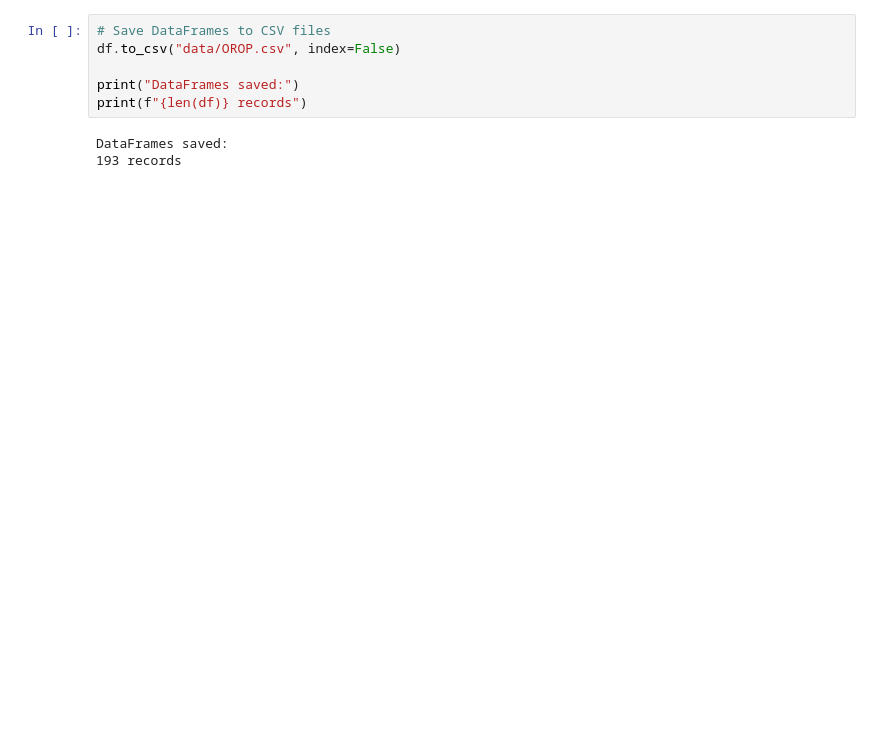
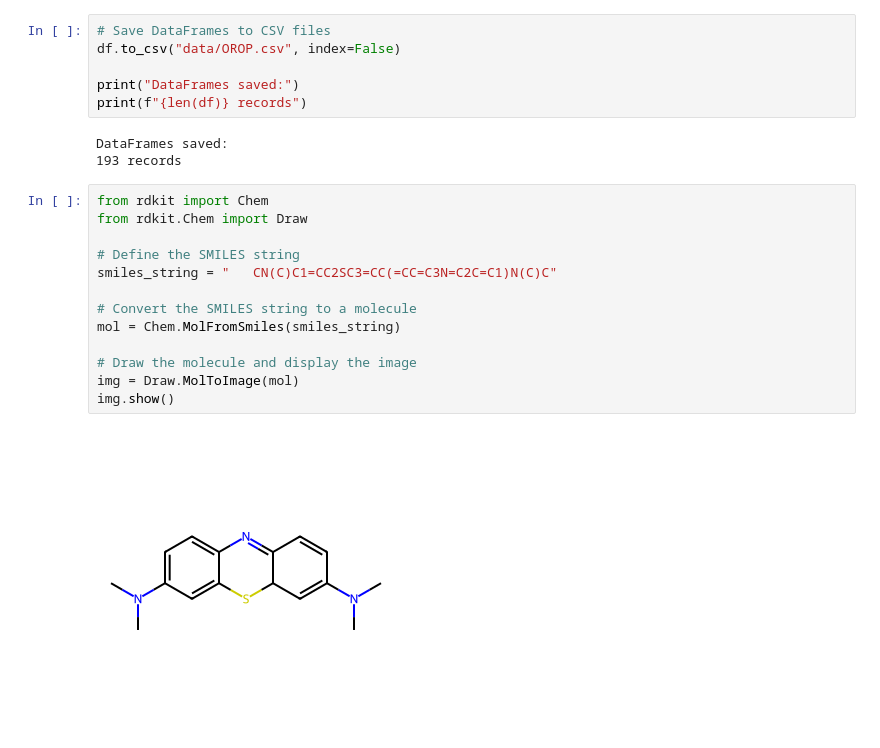
Before and after one commit to igmure/Redox_pred, a Jupyter notebook: dataset_aaaa.ipynb, the cells around one changed output. Cells and saved outputs as stored; diff of their text form; blank space fills up the shorter version.

```diff
--- a/dataset_aaaa.ipynb
+++ b/dataset_aaaa.ipynb
@@ -73,6 +168,21 @@ print(f"{len(df)} records")
 # %% [output]
 DataFrames saved:
 193 records
+# %%
+from rdkit import Chem
+from rdkit.Chem import Draw
+
+# Define the SMILES string
+smiles_string = "	CN(C)C1=CC2SC3=CC(=CC=C3N=C2C=C1)N(C)C"
+
+# Convert the SMILES string to a molecule
+mol = Chem.MolFromSmiles(smiles_string)
+
+# Draw the molecule and display the image
+img = Draw.MolToImage(mol)
+img.show()
+# %% [output]
+[figure, added]
 # %%
 '''
 how to calculate smiles from xyz file in rdkit
```
Also changed, not shown: parts of 8 cells of this notebook, 10 other files.
